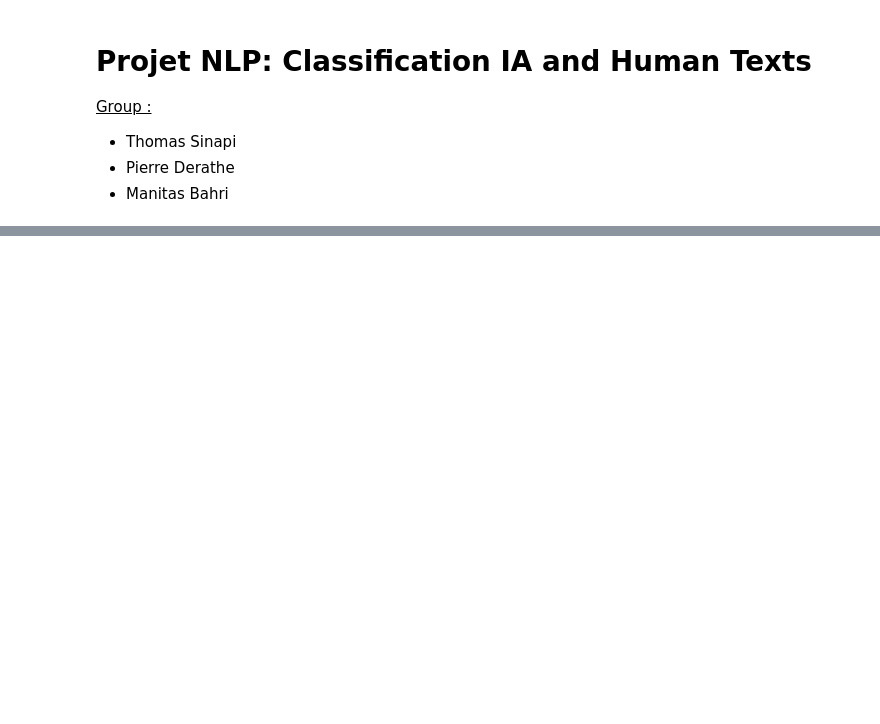
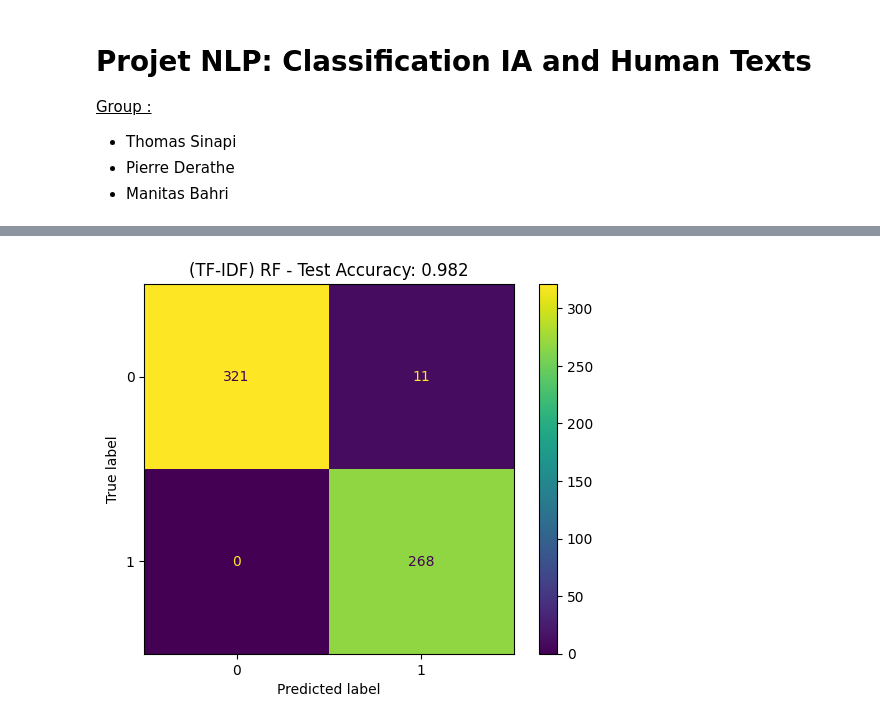
Before and after one commit to B-Manitas/NLP-AI-Human, a Jupyter notebook: main.ipynb, the cells around one changed output, grey strips where cells are left out. Cells and saved outputs as stored; diff of their text form; code cells hidden in the pictures; blank space fills up the shorter version.

```diff
--- a/main.ipynb
+++ b/main.ipynb
@@ -290,0 +353,6 @@ Min Count: 9 - Cross Validation Accuracy: 0.961 - Test Accuracy: 0.968
+# %%
+ConfusionMatrixDisplay.from_predictions(y_pred, y_test)
+plt.title(f"(TF-IDF) RF - Test Accuracy: {accuracy_score(y_test, y_pred):.3f}")
+plt.show()
+# %% [output]
+[figure, added]
```
Also changed, not shown: parts of 85 cells of this notebook.
